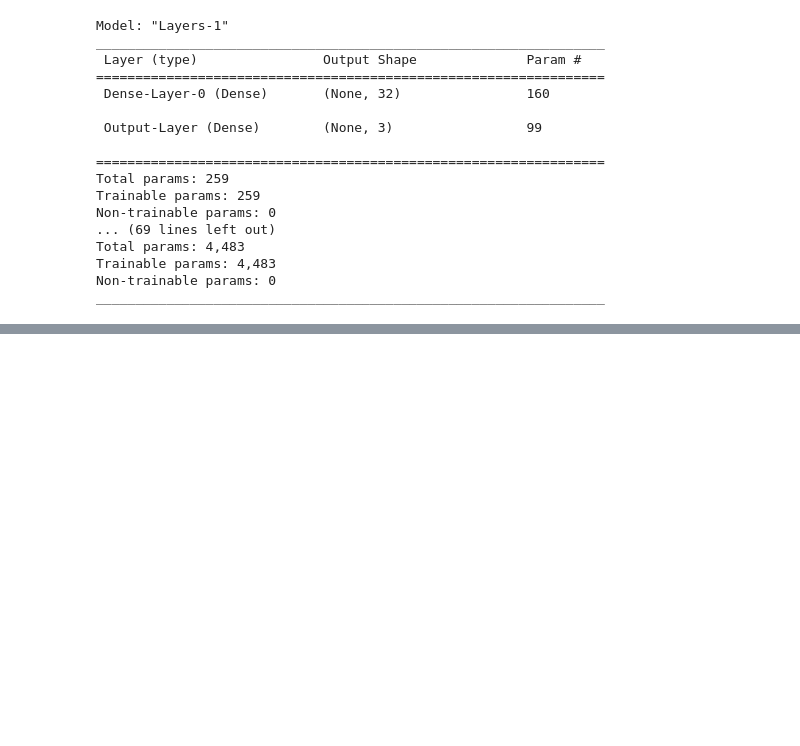
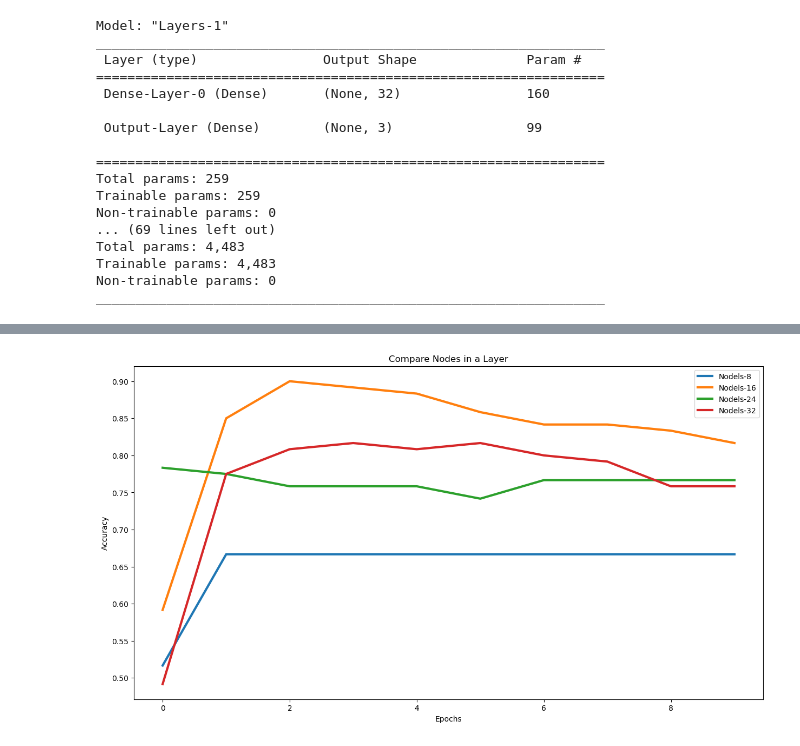
Before and after one commit to alexmacharia/model_tuning, a Jupyter notebook: 02_tuning_network.ipynb, the cells around one changed output, grey strips where cells are left out. Saved outputs shown, nothing was run; the diff lists cells and outputs as text; code cells hidden in the pictures; blank space fills up the shorter version.

```diff
--- a/02_tuning_network.ipynb
+++ b/02_tuning_network.ipynb
@@ -102,0 +86,17 @@ plot_graph(accuracy_measures, "Compare Hidden Layers")
+# %%
+accuracy_measures = {}
+
+for node_count in range(8, 40, 8):
+
+    layer_list = []
+    for layer_count in range(2):
+        layer_list.append(node_count)
+
+    model_config = base_model_config()
+    X,y = get_data()
+
+    model_config["HIDDEN_NODES"] = layer_list
+    model_name = "Nodels-" + str(node_count)
+    history = create_and_run_model(model_config, X, y, model_name)
+
+    accuracy_measures[model_name] = history.history["accuracy"]
@@ -102,0 +121,4 @@ plot_graph(accuracy_measures, "Compare Hidden Layers")
+# %%
+plot_graph(accuracy_measures, "Compare Nodes in a Layer")
+# %% [output]
+[figure, added]
```
Also changed, not shown: parts of 5 cells of this notebook.
